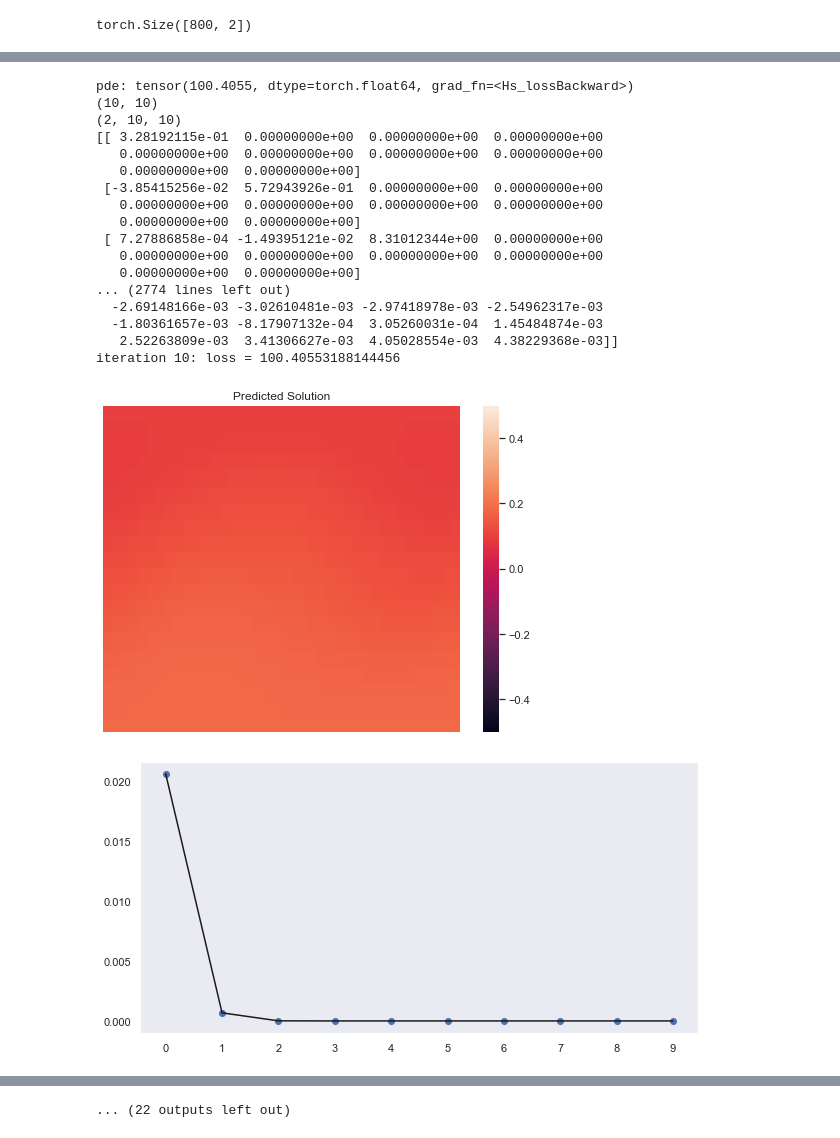
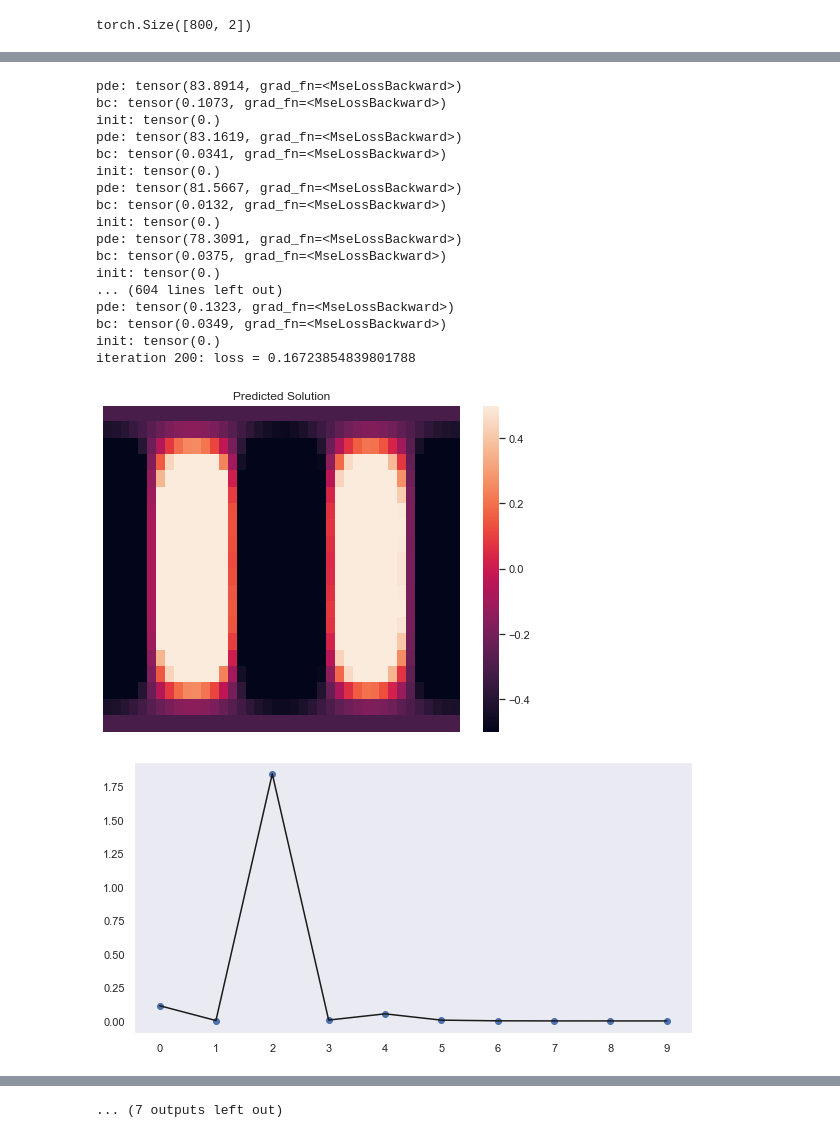
Before and after one commit to a-gupte/PDPINN, a Jupyter notebook: sh_transform.ipynb, the cells around one changed output, grey strips where cells are left out. Saved outputs shown, nothing was run; the diff lists cells and outputs as text; code cells hidden in the pictures.

```diff
--- a/sh_transform.ipynb
+++ b/sh_transform.ipynb
@@ -28,7 +28,6 @@ from my_shcoeffs import SHCoeffs
 import torch
 
 N = 20
-
 from Basis import SPHBasis
 from Problem import Problem_Sphere_Poisson
 from Model import Model
@@ -49,7 +48,7 @@ from pyshtools.expand import SHExpandDH
 from pyshtools.spectralanalysis import spectrum
 
 torch.manual_seed(0)
-maxiter = 100
+maxiter = 1000
 problem = Problem_Sphere_Poisson()
 # %%
 N = 20
@@ -150,18 +149,11 @@ def construct_model(net):
             function_grid = net(location)
             function_grid = function_grid.reshape((N, 2*N))
 
-#             print(f'grid dims{function_grid}')
-
             coefficients = SHExpandDH(function_grid.detach().numpy(), sampling=2)
-#             print("-----------------------------")
-#             print(coefficients)
-#             print("-----------------------------")
             nl = coefficients.shape[1]
             ls = np.arange(nl)[:10]
-#             print(ls)
 
             power_per_l = spectrum(coefficients)[:10]
-#             print(power_per_l)
             fig, ax = plt.subplots(1, 1, figsize=(len(ls), 5))
             ax.plot(ls, power_per_l, 'bo')
             ax.plot(ls, power_per_l, 'k-')
@@ -191,11 +183,17 @@ def construct_model(net):
 
         def post_process(self, ax=None):
             if ax is None:
+                for losses in self.loss_history:
+                    for i in range(3):
+                        losses[i].detach().numpy()
                 plt.plot(self.loss_history)
                 plt.yscale('log')
                 plt.legend(('BC loss', 'pde loss', 'predict error'))
                 plt.show()
             else:
+                for losses in self.loss_history:
+                    for i in range(3):
+                        losses[i].detach().numpy()
                 ax.plot(self.loss_history)
                 ax.set_yscale('log')
                 ax.set_ylim(1e-4, 100)
@@ -219,8 +217,6 @@ def construct_model(net):
 
                 coor_inner = self.inner_sample().detach().requires_grad_(True)
                 infer_value_inner = net(coor_inner)
-#                 print('coor_inner', coor_inner.size())
-#                 print('infer_value_inner', infer_value_inner.size())
                 truth_inner, predict_inner = problem.pde(coor_inner, infer_value_inner)
                 self.pde_loss = self.pde_loss_f(predict_inner, truth_inner)
 
@@ -242,31 +238,20 @@ def construct_model(net):
                     truth_init, predict_init = problem.bound_condition(coor_init, infer_value_init)
                     self.init_loss = self.bc_loss_f(predict_init, truth_init)
                 self.predict_error_value = self.predict_error()
-                self.total_loss = self.pde_loss #+ self.bc_loss + self.init_loss
+                self.total_loss = self.pde_loss + self.bc_loss + self.init_loss
                 print("pde: "+ str(self.pde_loss))
-#                 print("bc: "+ str(self.bc_loss))
-#                 print("init: "+ str(self.init_loss))
+                print("bc: "+ str(self.bc_loss))
+                print("init: "+ str(self.init_loss))
                 self.add_loss_history()
                 self.total_loss.backward()
-
-                ## not sure how to get backward for pde_loss since it's a numpy
-                ## how can we make it into a tensor??
-
-#                 print(self.pde_loss.backward(), self.bc_loss.backward(), self.init_loss.backward())
-#                 my_grad = self.pde_loss.backward() #+ self.bc_loss.backward() + self.init_loss.backward()
-#                 self.total_loss.backward(my_grad)
 
                 opt.step()
                 opt.zero_grad()
 
-#                 for i in range(len(self.loss_history)):
-#                     for j in range(3):
-#                         self.loss_history[i][j] = self.loss_history[i][j].detach().requires_grad_(False)
-
                 if iter % (maxiter // 100) == 0:
                     print("iteration {}: loss = {}".format(iter, self.total_loss))
 
-                if iter % int(maxiter / 10) == 0:
+                if iter % int(maxiter / 5) == 0:
                     self.plot(net)
 
             self.plot(net)
@@ -300,19 +272,19 @@ iteration 0: loss = 100.40553188144456
-pde: tensor(100.4055, dtype=torch.float64, grad_fn=<Hs_lossBackward>)
-(10, 10)
-(2, 10, 10)
-[[ 3.28192115e-01  0.00000000e+00  0.00000000e+00  0.00000000e+00
-   0.00000000e+00  0.00000000e+00  0.00000000e+00  0.00000000e+00
-   0.00000000e+00  0.00000000e+00]
- [-3.85415256e-02  5.72943926e-01  0.00000000e+00  0.00000000e+00
-   0.00000000e+00  0.00000000e+00  0.00000000e+00  0.00000000e+00
-   0.00000000e+00  0.00000000e+00]
- [ 7.27886858e-04 -1.49395121e-02  8.31012344e+00  0.00000000e+00
-   0.00000000e+00  0.00000000e+00  0.00000000e+00  0.00000000e+00
-   0.00000000e+00  0.00000000e+00]
-... (2774 lines left out)
-  -2.69148166e-03 -3.02610481e-03 -2.97418978e-03 -2.54962317e-03
-  -1.80361657e-03 -8.17907132e-04  3.05260031e-04  1.45484874e-03
-   2.52263809e-03  3.41306627e-03  4.05028554e-03  4.38229368e-03]]
-iteration 10: loss = 100.40553188144456
+pde: tensor(83.8914, grad_fn=<MseLossBackward>)
+bc: tensor(0.1073, grad_fn=<MseLossBackward>)
+init: tensor(0.)
+pde: tensor(83.1619, grad_fn=<MseLossBackward>)
+bc: tensor(0.0341, grad_fn=<MseLossBackward>)
+init: tensor(0.)
+pde: tensor(81.5667, grad_fn=<MseLossBackward>)
+bc: tensor(0.0132, grad_fn=<MseLossBackward>)
+init: tensor(0.)
+pde: tensor(78.3091, grad_fn=<MseLossBackward>)
+bc: tensor(0.0375, grad_fn=<MseLossBackward>)
+init: tensor(0.)
+... (604 lines left out)
+pde: tensor(0.1323, grad_fn=<MseLossBackward>)
+bc: tensor(0.0349, grad_fn=<MseLossBackward>)
+init: tensor(0.)
+iteration 200: loss = 0.16723854839801788
-[figure, old version]
+[figure, new version]
-[figure, old version]
+[figure, new version]
@@ -357 +329 @@ iteration 30: loss = 100.40553188144456
-... (22 outputs left out)
+... (7 outputs left out)
```
Also changed, not shown: parts of 1 cell of this notebook, 1 other file.
